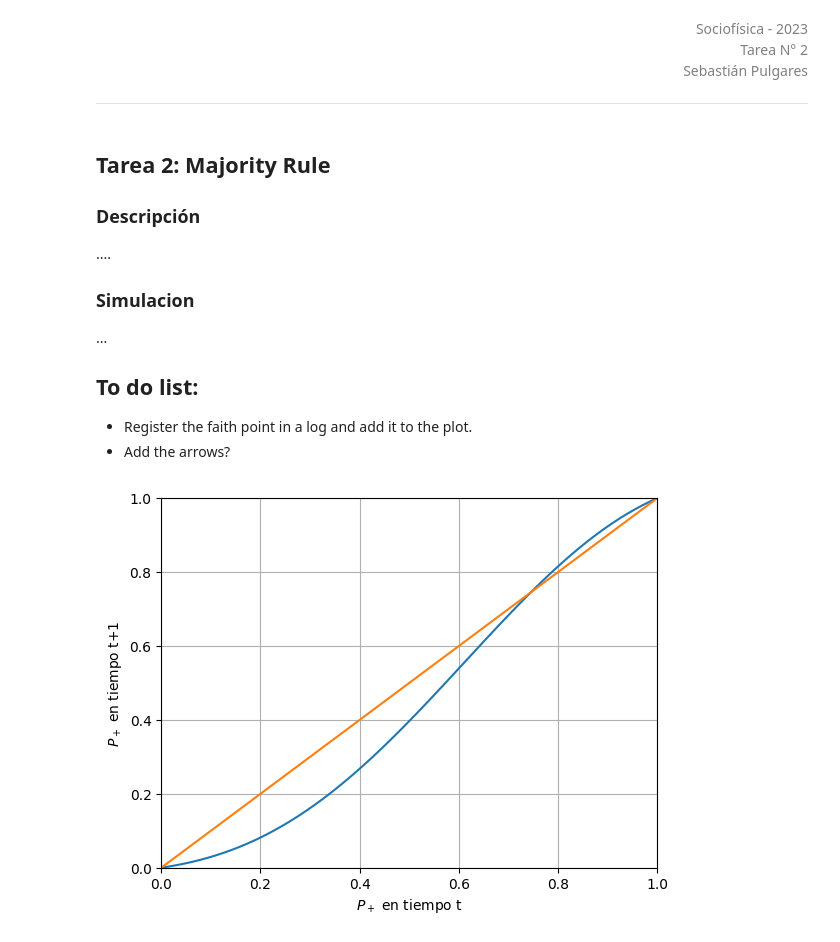
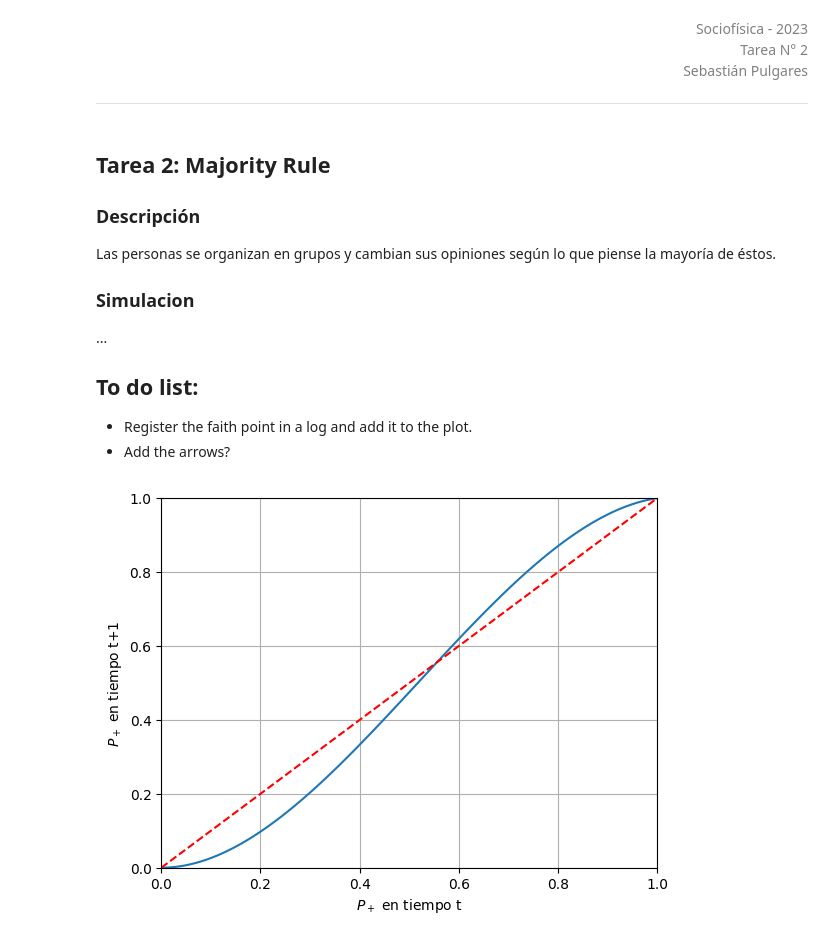
Before and after one commit to spulgares/Sociofisica, a Jupyter notebook: Majority Rule Model/Majority Rule.ipynb, the cells around one changed output. Drawn from its saved outputs; the diff is of its cells as text; code cells hidden in the pictures.

```diff
--- a/Majority Rule Model/Majority Rule.ipynb
+++ b/Majority Rule Model/Majority Rule.ipynb
@@ -9,7 +9,7 @@
 Tarea 2: Majority Rule
 -------------------------
 ### Descripción
-....
+Las personas se organizan en grupos y cambian sus opiniones según lo que piense la mayoría de éstos.
 ### Simulacion
 ...
 
@@ -37,10 +38,21 @@ def Prob(L, P0, *args): #Esta función es P(t+1), se calcula como aparece en el
                 total_sum += su
         return sum_i, total_sum
 # %%
-def plotter(L,*args): #Esta función itera para distintos P(0) iniciales y grafica
+def plotter(nombre, L,*args): #Esta función itera para distintos P(0) iniciales y grafica
+    path = './Simulacion/'+ str(nombre)+'/'
+    if not os.path.exists(path):
+        os.makedirs(path, exist_ok=True)
+    with open(path+'/log.txt', 'w') as file: ##Archivo que guardará los parámetros usados
+        file.write( 'El grupo mas grande es: '+str(L))
+        file.write('\n')
+        file.write( 'Los grupos definidos son:')
+        file.write('\n')
+        for e in range(len(args)):
+            file.write('a_' + str(e) + '= '+str(args[e]))
+            file.write('\n')
     P0=np.linspace(0,1,100)
     total_sum_values=[]
-    for item in P0:
+    for item in P0: #Itera sobre P0 entre 0 y 1
         try:
             sum_i, total_sum = Prob(L, item, *args)
             total_sum_values.append(total_sum)
@@ -49,14 +61,15 @@ def plotter(L,*args): #Esta función itera para distintos P(0) iniciales y grafi
             break
     if len(total_sum_values)!=0:
         plt.plot(P0,total_sum_values)
-        plt.plot(P0,P0)
+        plt.plot(P0,P0, 'r--')
         plt.xlabel(r'$P_+$ en tiempo t')
         plt.ylabel(r'$P_+$ en tiempo t+1')
         plt.xlim(0, 1)
         plt.ylim(0,1)
         plt.grid(True)
+        plt.savefig(path+'L = '+str(L)+'.png')
         plt.show()
-# %%
-plotter(6,0.2,0.2,0.2,0.2,0.1,0.1)
-# %% [output]
-[figure, removed]
+# %%
+plotter('L=3', 3,0,0.1,0.9)
+# %% [output]
+[figure, added]
```
Also changed, not shown: parts of 2 cells of this notebook, 3 other files.
